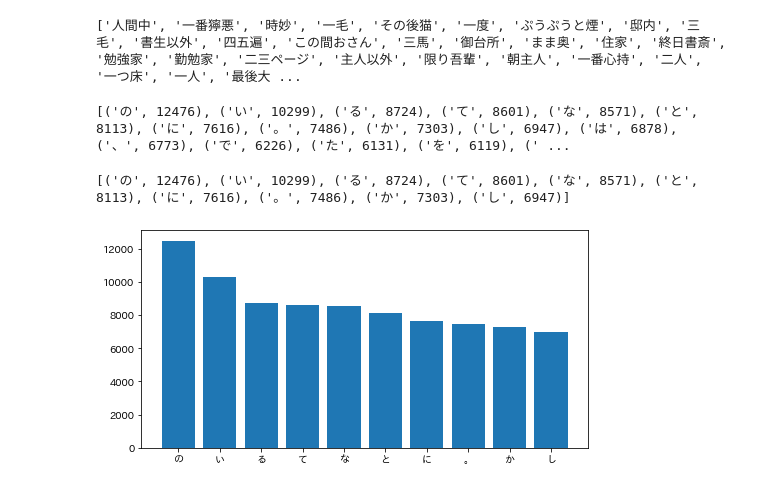
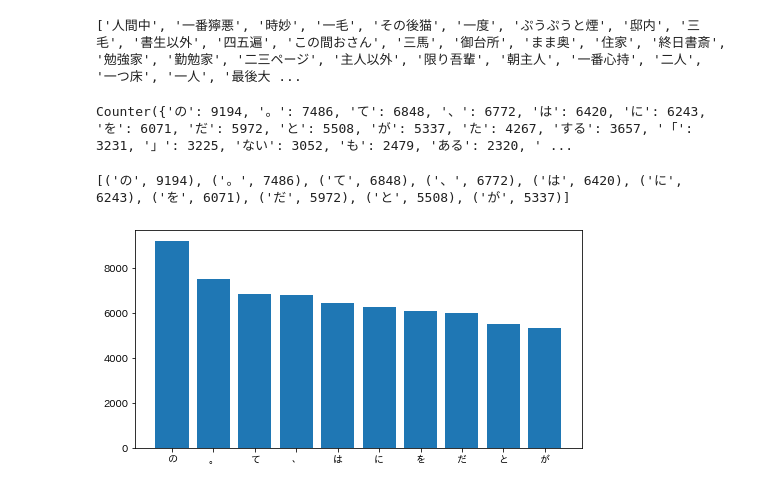
Before and after one commit to Language-Media-Lab/100knock2021_huyu, a Jupyter notebook: chapter04/chapter04_hashimoto.ipynb, the cells around one changed output. Cells and saved outputs as stored; diff of their text form; code cells hidden in the pictures.

```diff
--- a/chapter04/chapter04_hashimoto.ipynb
+++ b/chapter04/chapter04_hashimoto.ipynb
@@ -256,6 +256,7 @@ print(nouns_s)
 #35
 from collections import Counter
 
+fname_parsed='neko.txt.mecab'
 def neko_lines():
     with open(fname_parsed) as file_parsed:
         morphemes=[]
@@ -279,6 +280,10 @@ def neko_lines():
                 'pos':res_cols[0],
                 'pos1':res_cols[1]
             }
+            '''if morpheme['pos1']=='空白':
+                print("空白です")'''
+            if morpheme['pos']=='記号' and morpheme['pos1']=='一般':
+                continue
             morphemes.append(morpheme)
 
 lines = neko_lines()
@@ -286,67 +291,41 @@ sentenceList=[]
 for line in lines:
     sentenceList.append(line)
 
-word_counter=Counter()
+wordlist=[]
 for line in sentenceList:
     for morpheme in line:
-        word_counter.update(morpheme['surface'])   #update()で1行ずつ追加
-list_word=word_counter.most_common()   #most_common(n)で出現頻度順に並んだリストを取り出す。引数nは取り出す上位個数
+        wordlist.append(morpheme['base'])
 
-print(list_word)
+word_counter = Counter(wordlist)   #update()で1行ずつ追加
+#list_word=word_counter.most_common()   #most_common(n)で出現頻度順に並んだリストを取り出す。引数nは取り出す上位個数
+
+print(word_counter)
 # %% [output]
-[('の', 12476), ('い', 10299), ('る', 8724), ('て', 8601), ('な', 8571), ('と', 8113), ('に', 7616), ('。', 7486), ('か', 7303), ('し', 6947), ('は', 6878), ('、', 6773), ('で', 6226), ('た', 6131), ('を', 6119), (' ...
+Counter({'の': 9194, '。': 7486, 'て': 6848, '、': 6772, 'は': 6420, 'に': 6243, 'を': 6071, 'だ': 5972, 'と': 5508, 'が': 5337, 'た': 4267, 'する': 3657, '「': 3231, '」': 3225, 'ない': 3052, 'も': 2479, 'ある': 2320, ' ...
 # %%
 #36
 from collections import Counter
 import matplotlib.pyplot as plt
 import japanize_matplotlib
 
-def neko_lines():
-    with open(fname_parsed) as file_parsed:
-        morphemes=[]
-        for line in file_parsed:
-            if line=='\n':
-                continue
-            line = line.strip('\n')
-            #表層形はtab、それ以外は,で区切る
-            cols=line.split('\t')
-            if cols[0] == 'EOS':
-                yield morphemes
-                #yield:この時点で関数を一時的に停止して戻り値を返す
-                morphemes = []
-                continue
-            res_cols = cols[1].split(',')
-
-            # 辞書作成、リストに追加
-            morpheme = {
-                'surface':cols[0],
-                'base':res_cols[6],
-                'pos':res_cols[0],
-                'pos1':res_cols[1]
-            }
-            morphemes.append(morpheme)
-
-lines = neko_lines()
-sentenceList=[]
-for line in lines:
-    sentenceList.append(line)
-
-word_counter=Counter()
+wordlist=[]
 for line in sentenceList:
     for morpheme in line:
-        word_counter.update(morpheme['surface'])
+        wordlist.append(morpheme['base'])
+word_counter = Counter(wordlist)
+
 list_word=word_counter.most_common(10)
 
 print(list_word)
 
 keys=[i[0] for i in list_word]
 values=[i[1] for i in list_word]
 plt.figure(figsize=(8,4))
 plt.bar(keys,values)   #棒グラフ
 plt.show()
 # %% [output]
-[('の', 12476), ('い', 10299), ('る', 8724), ('て', 8601), ('な', 8571), ('と', 8113), ('に', 7616), ('。', 7486), ('か', 7303), ('し', 6947)]
+[('の', 9194), ('。', 7486), ('て', 6848), ('、', 6772), ('は', 6420), ('に', 6243), ('を', 6071), ('だ', 5972), ('と', 5508), ('が', 5337)]
-[figure, old version]
+[figure, new version]
 # %%
 #37
 from collections import Counter
```
Also changed, not shown: parts of 4 cells of this notebook.
